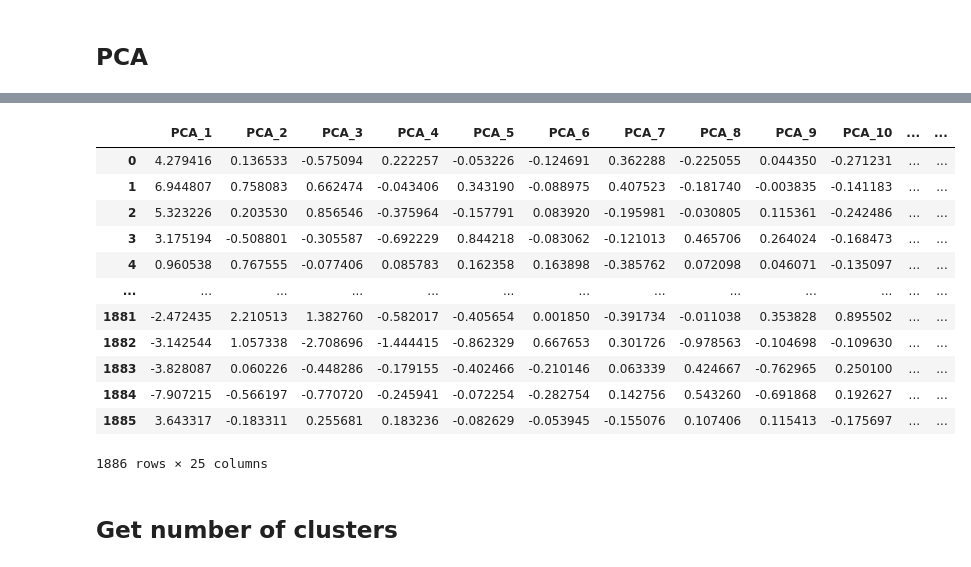
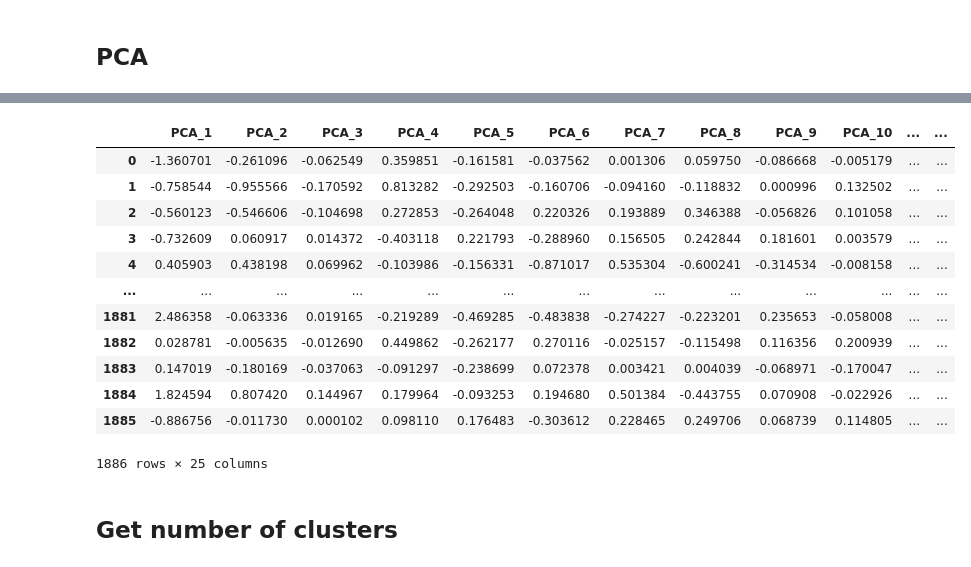
Before and after one commit to C7A7A/audio_clustering_autoencoder, a Jupyter notebook: notebooks/cluster_music.ipynb, the cells around one changed output, grey strips where cells are left out. Cells and saved outputs as stored; diff of their text form; code cells hidden in the pictures.

```diff
--- a/notebooks/cluster_music.ipynb
+++ b/notebooks/cluster_music.ipynb
@@ -115,6 +115,6 @@ def get_mean_by_column_df(column_name):
     return mean_df
 # %%
 # mean_df = get_mean_df()
-spectogram_mean_column_df = get_mean_by_column_df('path_spectogram_arr')
-spectogram_mean_column_df.head()
+long_mean_df = get_mean_by_column_df('path_mel_spectogram_arr')
+long_mean_df.head()
 # %% [output]
@@ -198,24 +232,11 @@ num_labels
 # %%
-df_to_cluster = df_features.drop(columns=['name', 'label', 'mean_spectral_centroid', 'mean_spectral_roll_off'])
-df_to_cluster = pd.concat([df_to_cluster, mean_df], axis=1)
-df_to_cluster = pd.concat([df_to_cluster, spectogram_mean_column_df], axis=1)
+df_to_cluster = pd.DataFrame()
 
-labels = df_features['label']
+# df_to_cluster = get_features_df(df_to_cluster, df_features)
+# df_to_cluster = concat_df(df_to_cluster, mean_df)
+df_to_cluster = concat_df(df_to_cluster, long_mean_df)
+df_to_cluster = normalize_features(df_to_cluster)
+# df_to_cluster = feature_one_hot_encoding(df_to_cluster, 'chroma_key')
 
-unique_chroma_key_values = df_to_cluster['chroma_key'].unique()
-mapping_dict_chroma = {value: index for index, value in enumerate(unique_chroma_key_values)}
-df_to_cluster['chroma_key'] = df_to_cluster['chroma_key'].map(mapping_dict_chroma)
-
-columns_to_normalize = [
-    'duration', 'tempo',
-    'mean_root_square_mean', 'mean_zero_crossing_rate', 'mean_spectral_bandwith',
-    'mean_spectogram', 'mean_mel_spectogram', 'mean_chromagram', 'mean_mfccs'
-]
-
-path_pattern = re.compile(r'^path_.*_arr_.*$') # path_*_arr_
-columns_to_normalize += [col for col in df_to_cluster.columns if path_pattern.match(col)]
-
-scaler = MinMaxScaler()
-df_to_cluster[columns_to_normalize] = scaler.fit_transform(df_to_cluster[columns_to_normalize])
 df_to_cluster
 # %% [output]
@@ -237,4 +255,0 @@ df_to_cluster
-# %%
-df_to_cluster['chroma_key'] = df_to_cluster['chroma_key'].astype('category')
-df_to_cluster = pd.get_dummies(df_to_cluster, columns=['chroma_key'], dtype=float)
-df_to_cluster
@@ -331,22 +337,21 @@ Sum of Explained Variance: 0.9515559693461205
 # %%
 pca_data = pca.transform(df_to_cluster)
 pca_columns = [f'PCA_{i + 1}' for i in range(N_COMPONENTS)]
-df_to_cluster = pd.DataFrame(data=pca_data, columns=pca_columns)
-
-df_to_cluster
+pca_df = pd.DataFrame(data=pca_data, columns=pca_columns)
+pca_df
 # %% [output]
 |  | PCA_1 | PCA_2 | PCA_3 | PCA_4 | PCA_5 | PCA_6 | PCA_7 | PCA_8 | PCA_9 | PCA_10 | ... | ... |
-| 0 | 4.279416 | 0.136533 | -0.575094 | 0.222257 | -0.053226 | -0.124691 | 0.362288 | -0.225055 | 0.044350 | -0.271231 | ... | ... |
-| 1 | 6.944807 | 0.758083 | 0.662474 | -0.043406 | 0.343190 | -0.088975 | 0.407523 | -0.181740 | -0.003835 | -0.141183 | ... | ... |
-| 2 | 5.323226 | 0.203530 | 0.856546 | -0.375964 | -0.157791 | 0.083920 | -0.195981 | -0.030805 | 0.115361 | -0.242486 | ... | ... |
-| 3 | 3.175194 | -0.508801 | -0.305587 | -0.692229 | 0.844218 | -0.083062 | -0.121013 | 0.465706 | 0.264024 | -0.168473 | ... | ... |
-| 4 | 0.960538 | 0.767555 | -0.077406 | 0.085783 | 0.162358 | 0.163898 | -0.385762 | 0.072098 | 0.046071 | -0.135097 | ... | ... |
+| 0 | -1.360701 | -0.261096 | -0.062549 | 0.359851 | -0.161581 | -0.037562 | 0.001306 | 0.059750 | -0.086668 | -0.005179 | ... | ... |
+| 1 | -0.758544 | -0.955566 | -0.170592 | 0.813282 | -0.292503 | -0.160706 | -0.094160 | -0.118832 | 0.000996 | 0.132502 | ... | ... |
+| 2 | -0.560123 | -0.546606 | -0.104698 | 0.272853 | -0.264048 | 0.220326 | 0.193889 | 0.346388 | -0.056826 | 0.101058 | ... | ... |
+| 3 | -0.732609 | 0.060917 | 0.014372 | -0.403118 | 0.221793 | -0.288960 | 0.156505 | 0.242844 | 0.181601 | 0.003579 | ... | ... |
+| 4 | 0.405903 | 0.438198 | 0.069962 | -0.103986 | -0.156331 | -0.871017 | 0.535304 | -0.600241 | -0.314534 | -0.008158 | ... | ... |
 | ... | ... | ... | ... | ... | ... | ... | ... | ... | ... | ... | ... | ... |
-| 1881 | -2.472435 | 2.210513 | 1.382760 | -0.582017 | -0.405654 | 0.001850 | -0.391734 | -0.011038 | 0.353828 | 0.895502 | ... | ... |
-| 1882 | -3.142544 | 1.057338 | -2.708696 | -1.444415 | -0.862329 | 0.667653 | 0.301726 | -0.978563 | -0.104698 | -0.109630 | ... | ... |
-| 1883 | -3.828087 | 0.060226 | -0.448286 | -0.179155 | -0.402466 | -0.210146 | 0.063339 | 0.424667 | -0.762965 | 0.250100 | ... | ... |
-| 1884 | -7.907215 | -0.566197 | -0.770720 | -0.245941 | -0.072254 | -0.282754 | 0.142756 | 0.543260 | -0.691868 | 0.192627 | ... | ... |
-| 1885 | 3.643317 | -0.183311 | 0.255681 | 0.183236 | -0.082629 | -0.053945 | -0.155076 | 0.107406 | 0.115413 | -0.175697 | ... | ... |
+| 1881 | 2.486358 | -0.063336 | 0.019165 | -0.219289 | -0.469285 | -0.483838 | -0.274227 | -0.223201 | 0.235653 | -0.058008 | ... | ... |
+| 1882 | 0.028781 | -0.005635 | -0.012690 | 0.449862 | -0.262177 | 0.270116 | -0.025157 | -0.115498 | 0.116356 | 0.200939 | ... | ... |
+| 1883 | 0.147019 | -0.180169 | -0.037063 | -0.091297 | -0.238699 | 0.072378 | 0.003421 | 0.004039 | -0.068971 | -0.170047 | ... | ... |
+| 1884 | 1.824594 | 0.807420 | 0.144967 | 0.179964 | -0.093253 | 0.194680 | 0.501384 | -0.443755 | 0.070908 | -0.022926 | ... | ... |
+| 1885 | -0.886756 | -0.011730 | 0.000102 | 0.098110 | 0.176483 | -0.303612 | 0.228465 | 0.249706 | 0.068739 | 0.114805 | ... | ... |
 1886 rows × 25 columns
 # %% [markdown]
 ## Get number of clusters
```
Also changed, not shown: parts of 19 cells of this notebook.
